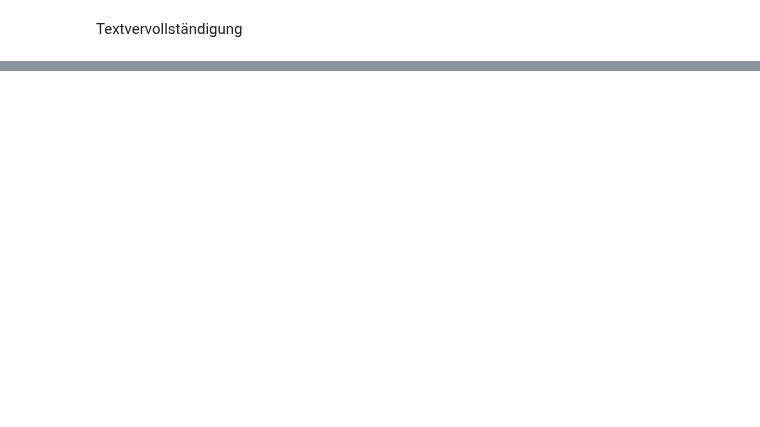
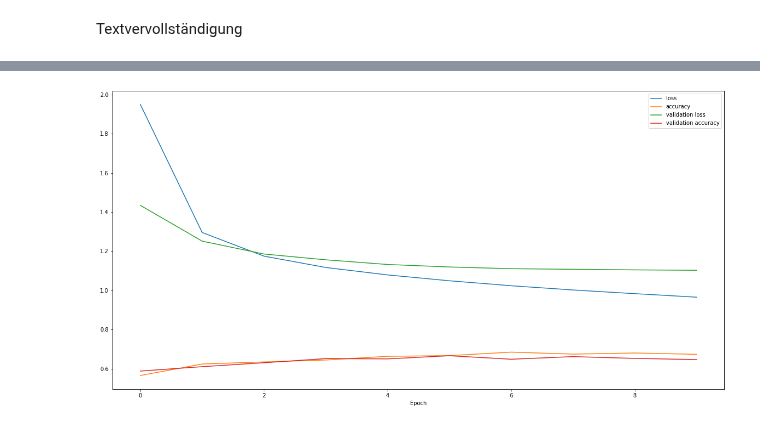
Before and after one commit to fhac-ewi/recurrent-neural-network, a Jupyter notebook: TextPrediction.ipynb, the cells around one changed output, grey strips where cells are left out. Cells and saved outputs as stored; diff of their text form; code cells hidden in the pictures; blank space fills up the shorter version.

```diff
--- a/TextPrediction.ipynb
+++ b/TextPrediction.ipynb
@@ -71,0 +335,4 @@ AttributeError: module 'keras.preprocessing' has no attribute 'StringLookup'
+# %%
+model_simpleRNN.compile(optimizer='adam', loss=loss, metrics=[OwnAccuracy()], run_eagerly=True)
+model_LSTM.compile(optimizer='adam', loss=loss, metrics=[OwnAccuracy()], run_eagerly=True)
+model_GRU.compile(optimizer='adam', loss=loss, metrics=[OwnAccuracy()], run_eagerly=True)
@@ -71,0 +352,10 @@ AttributeError: module 'keras.preprocessing' has no attribute 'StringLookup'
+# %%
+model_use = model_GRU
+# %%
+EPOCHS = 10
+# %%
+start = time.time()
+history = model_use.fit(dataset_train, epochs=EPOCHS, validation_data=dataset_val)
+end = time.time()
+
+print("Training took", timedelta(seconds=end-start))
@@ -71,0 +380,15 @@ AttributeError: module 'keras.preprocessing' has no attribute 'StringLookup'
+# %%
+fig, ax = plt.subplots(1, 1)
+
+ax.plot(history.history["loss"], label='loss')
+ax.plot(history.history["accuracy"], label='accuracy')
+ax.plot(history.history["val_loss"], label='validation loss')
+ax.plot(history.history["val_accuracy"], label='validation accuracy')
+ax.set_xlabel("Epoch")
+ax.legend()
+
+fig.set_size_inches(20, 10)
+
+plt.show()
+# %% [output]
+[figure, added]
```
Also changed, not shown: parts of 40 cells of this notebook.
